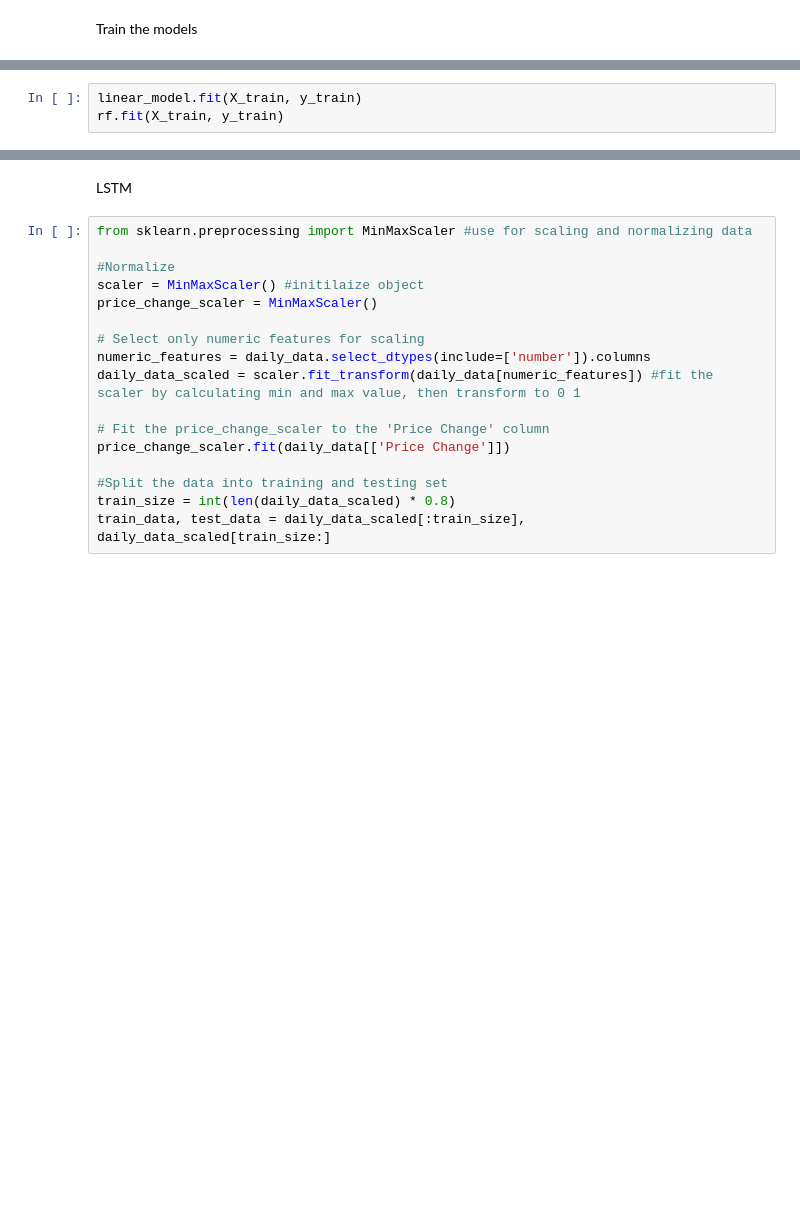
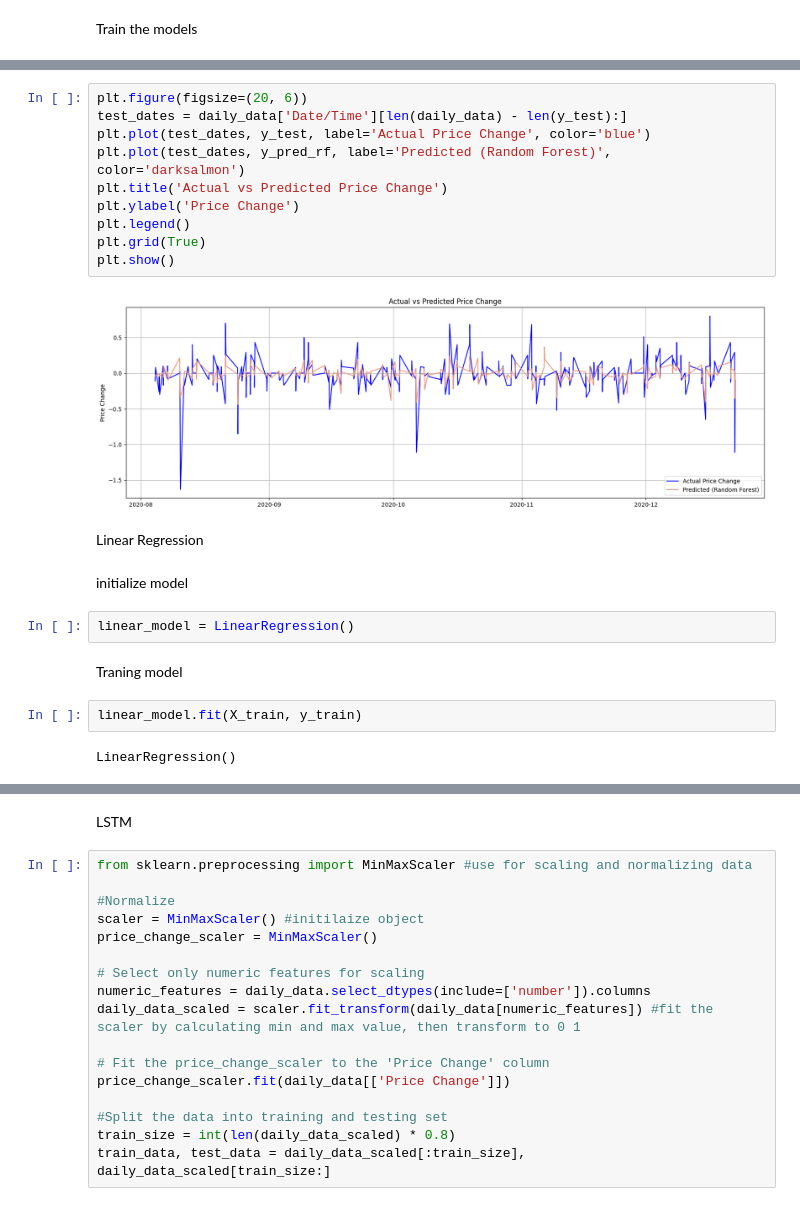
Before and after one commit to DuyMinhDo/PriceChangePrediction, a Jupyter notebook: FPT_Price_Volatility_Prediction.ipynb, the cells around one changed output, grey strips where cells are left out. Saved outputs shown, nothing was run; the diff lists cells and outputs as text; blank space fills up the shorter version.

```diff
--- a/FPT_Price_Volatility_Prediction.ipynb
+++ b/FPT_Price_Volatility_Prediction.ipynb
@@ -154,4 +270,25 @@ Train the models
+# %%
+plt.figure(figsize=(20, 6))
+test_dates = daily_data['Date/Time'][len(daily_data) - len(y_test):]
+plt.plot(test_dates, y_test, label='Actual Price Change', color='blue')
+plt.plot(test_dates, y_pred_rf, label='Predicted (Random Forest)', color='darksalmon')
+plt.title('Actual vs Predicted Price Change')
+plt.ylabel('Price Change')
+plt.legend()
+plt.grid(True)
+plt.show()
+# %% [output]
+[figure, added]
+# %% [markdown]
+Linear Regression
+# %% [markdown]
+initialize model
+# %%
+linear_model = LinearRegression()
+# %% [markdown]
+Traning model
 # %%
 linear_model.fit(X_train, y_train)
-rf.fit(X_train, y_train)
+# %% [output]
+LinearRegression()
 # %% [markdown]
```
Also changed, not shown: parts of 27 cells of this notebook.
